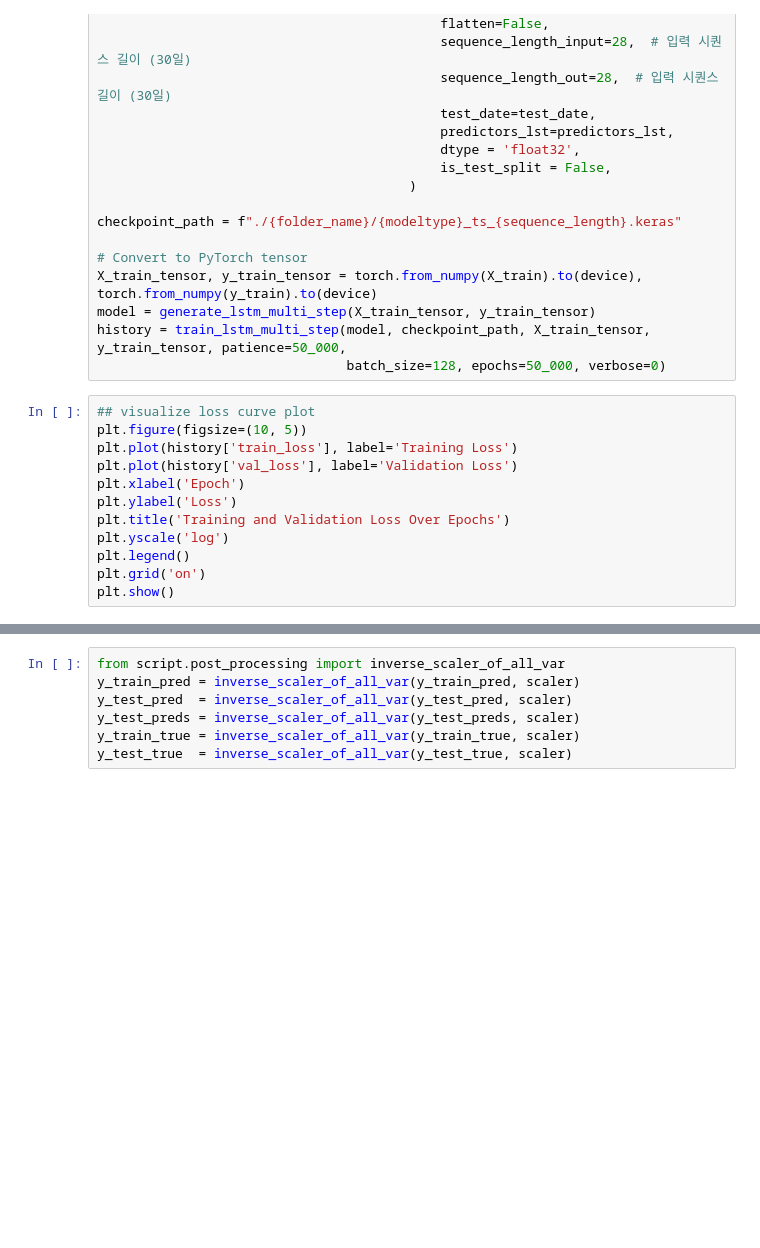
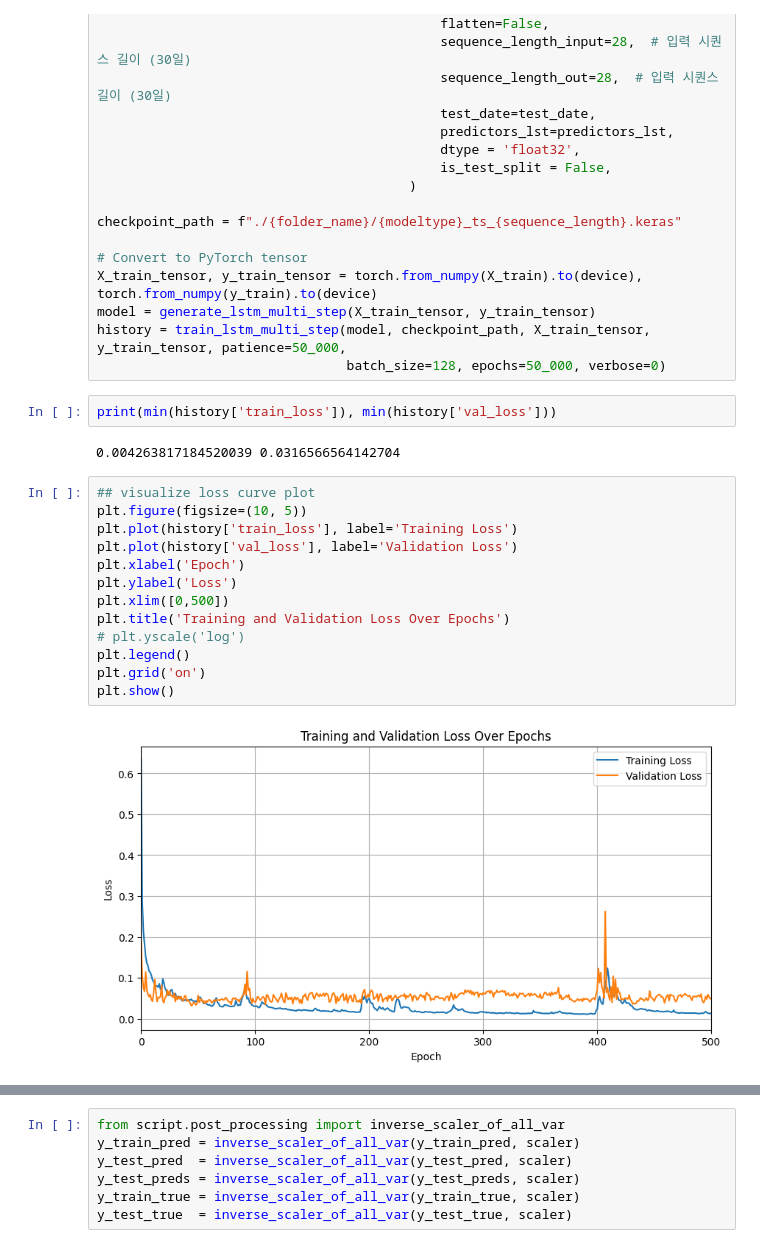
Before and after one commit to geomodeller/eua_prediction, a Jupyter notebook: MULTIRECURSIVE_HJ.ipynb, the cells around one changed output, grey strips where cells are left out. Saved outputs shown, nothing was run; the diff lists cells and outputs as text; blank space fills up the shorter version.

```diff
--- a/MULTIRECURSIVE_HJ.ipynb
+++ b/MULTIRECURSIVE_HJ.ipynb
@@ -97,18 +67,25 @@ X_train_tensor, y_train_tensor = torch.from_numpy(X_train).to(device), torch.fro
 model = generate_lstm_multi_step(X_train_tensor, y_train_tensor)
 history = train_lstm_multi_step(model, checkpoint_path, X_train_tensor, y_train_tensor, patience=50_000,
                                 batch_size=128, epochs=50_000, verbose=0)
+# %%
+print(min(history['train_loss']), min(history['val_loss']))
+# %% [output]
+0.004263817184520039 0.0316566564142704
 # %%
 ## visualize loss curve plot
 plt.figure(figsize=(10, 5))
 plt.plot(history['train_loss'], label='Training Loss')
 plt.plot(history['val_loss'], label='Validation Loss')
 plt.xlabel('Epoch')
 plt.ylabel('Loss')
+plt.xlim([0,500])
 plt.title('Training and Validation Loss Over Epochs')
-plt.yscale('log')
+# plt.yscale('log')
 plt.legend()
 plt.grid('on')
 plt.show()
+# %% [output]
+[figure, added]
 # %%
 # prediction for train/validation data
 train_size = int((1 - 0.05) * X_train_tensor.size(0))
```
Also changed, not shown: parts of 16 cells of this notebook, 1 other file.
